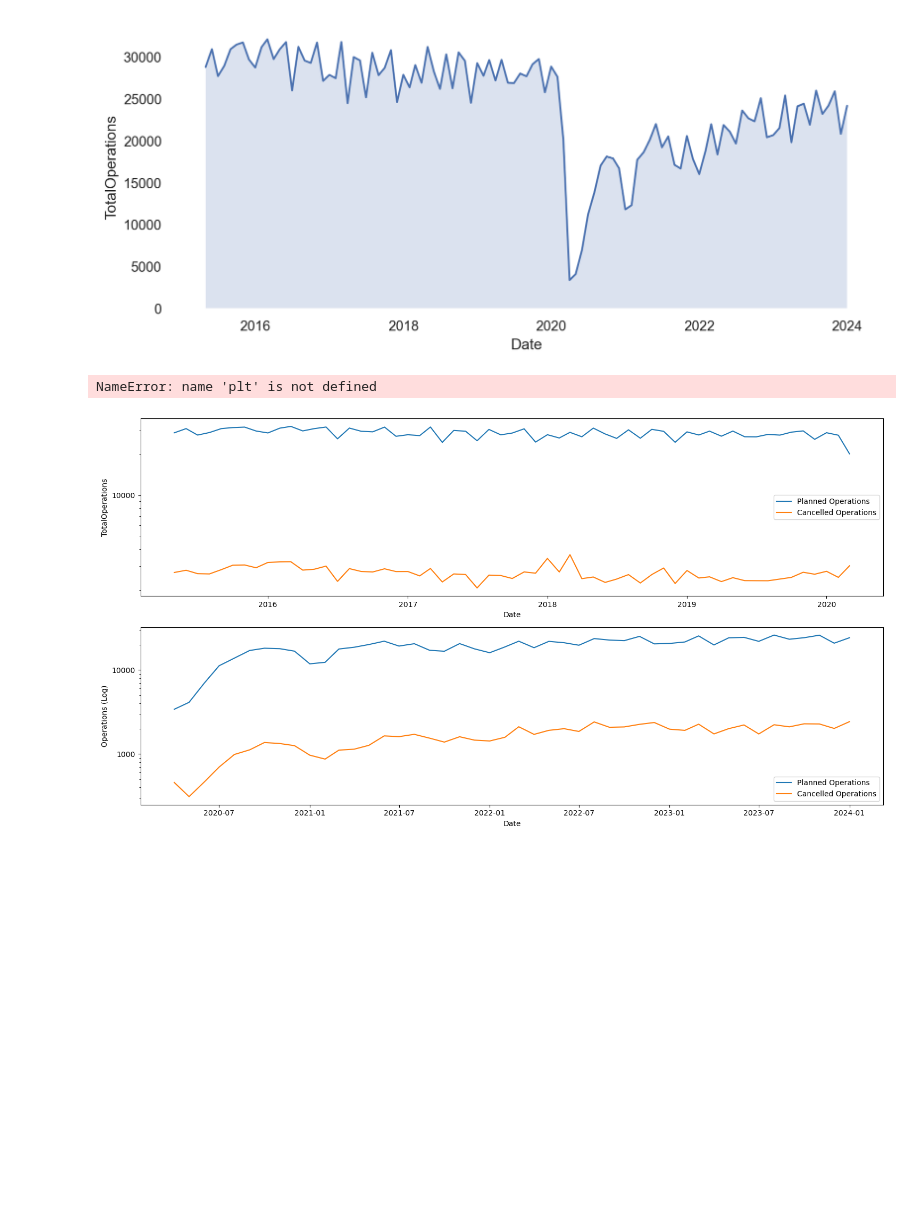
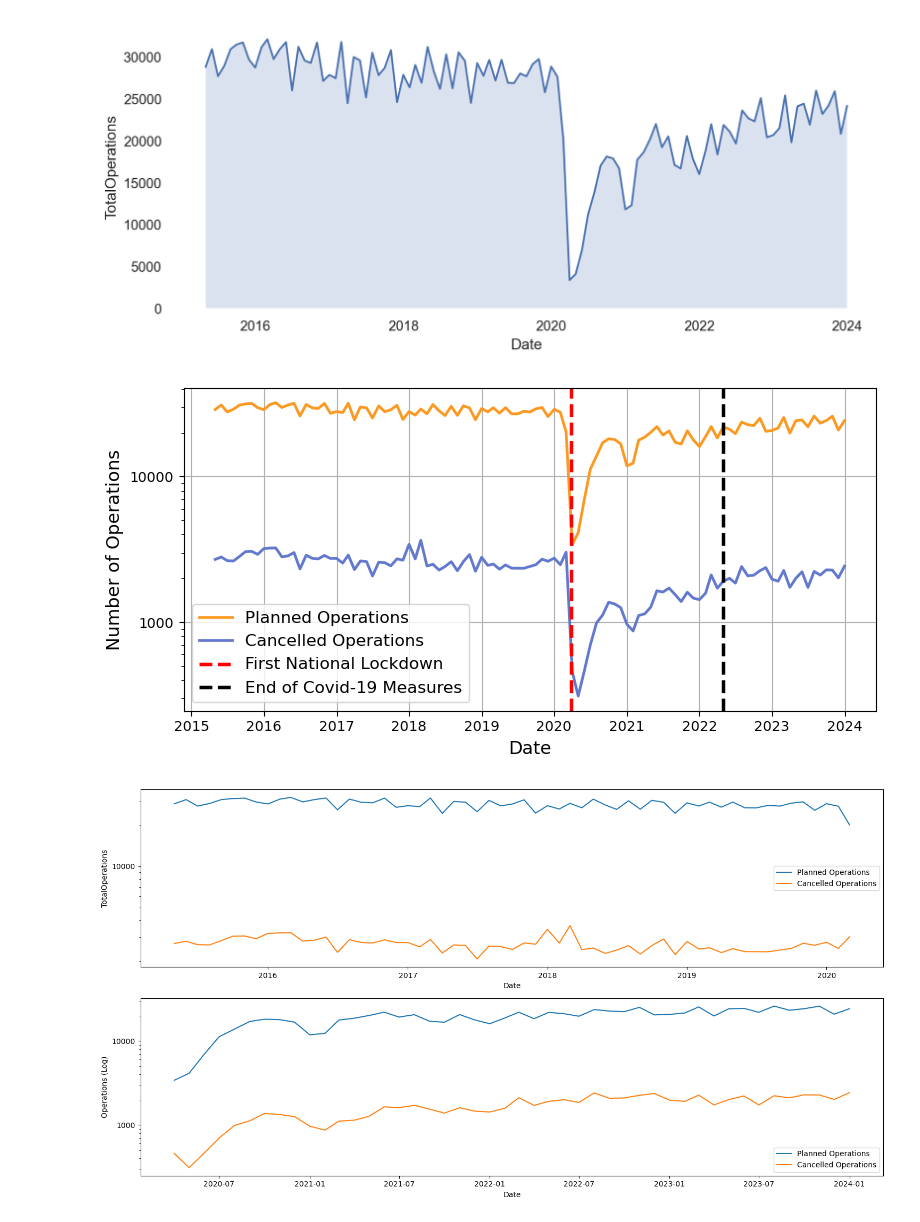
Before and after one commit to brianej/fdscw3, a Jupyter notebook: q1.ipynb, the cells around one changed output. Drawn from its saved outputs; the diff is of its cells as text; code cells hidden in the pictures; blank space fills up the shorter version.

```diff
--- a/q1.ipynb
+++ b/q1.ipynb
@@ -77,23 +69,21 @@ scot.add(so.Area(edgewidth=0)).add(so.Line())
 # %%
 fig, ax = plt.subplots(figsize=(8,4))
 # COLOURRR BLIND PALETTEEEE
 sns.color_palette("tab10")
 sns.lineplot(data=cancellations_scotland, x="Date", y="TotalOperations", label="Planned Operations", color = "#FB9922", linewidth=2)
 sns.lineplot(data=cancellations_scotland, x="Date", y="TotalCancelled", label="Cancelled Operations", color="#6379CE", linewidth=2)
 plt.ylabel("Number of Operations", fontsize=13)
 ax.set(yscale="log")
 ax.yaxis.set_major_formatter(matplotlib.ticker.ScalarFormatter())
 plt.axvline(x=np.datetime64("2020-03-26"), label="First National Lockdown", linestyle = "--", color = '#FF0000', linewidth = 2.5)
 plt.axvline(x=np.datetime64("2022-04-30"), label="End of Covid-19 Measures", linestyle = "--", color = '000000', linewidth = 2.5)
-plt.axhline(y=mean_operations_beforecovid, color='r', linestyle='-')
-plt.axhline(y=mean_cancelled_beforecovid, color='r', linestyle='-')
 plt.xlabel("Date", fontsize=13)
 plt.tight_layout()
 plt.legend(fontsize=12)
 ax.grid()
 plt.savefig('figure1.pdf')
 # %% [output]
-NameError: name 'plt' is not defined
+[figure, added]
 # %%
 fig, axs = plt.subplots(2, figsize=(15,8))
 
```
Also changed, not shown: parts of 20 cells of this notebook, 4 other files.
